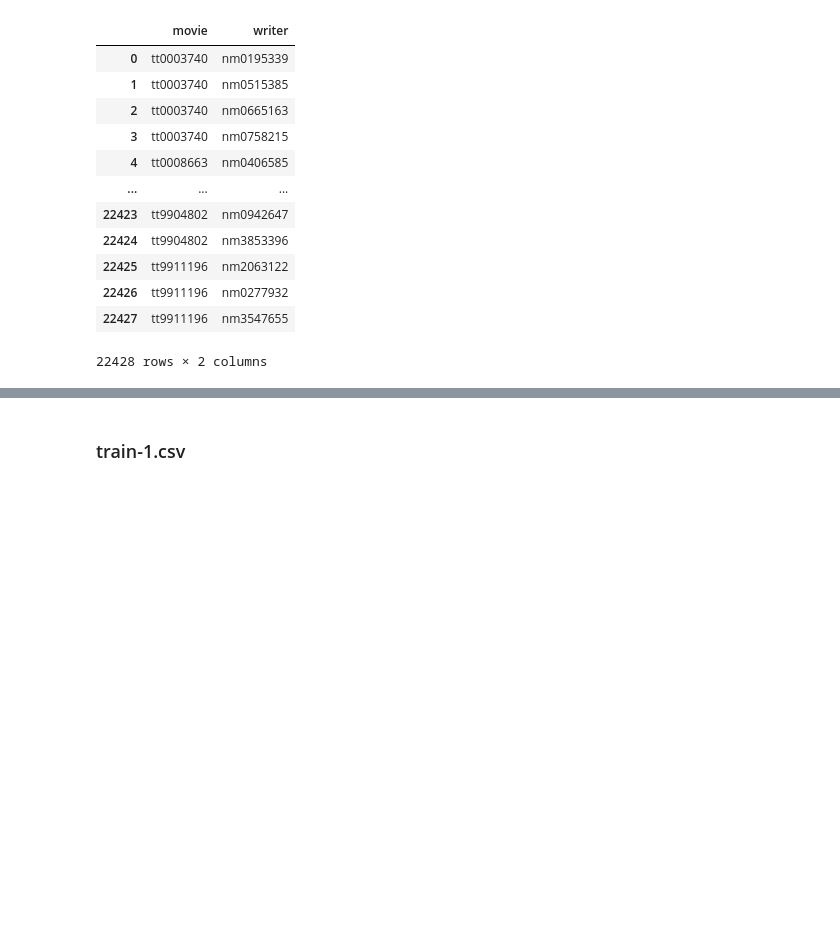
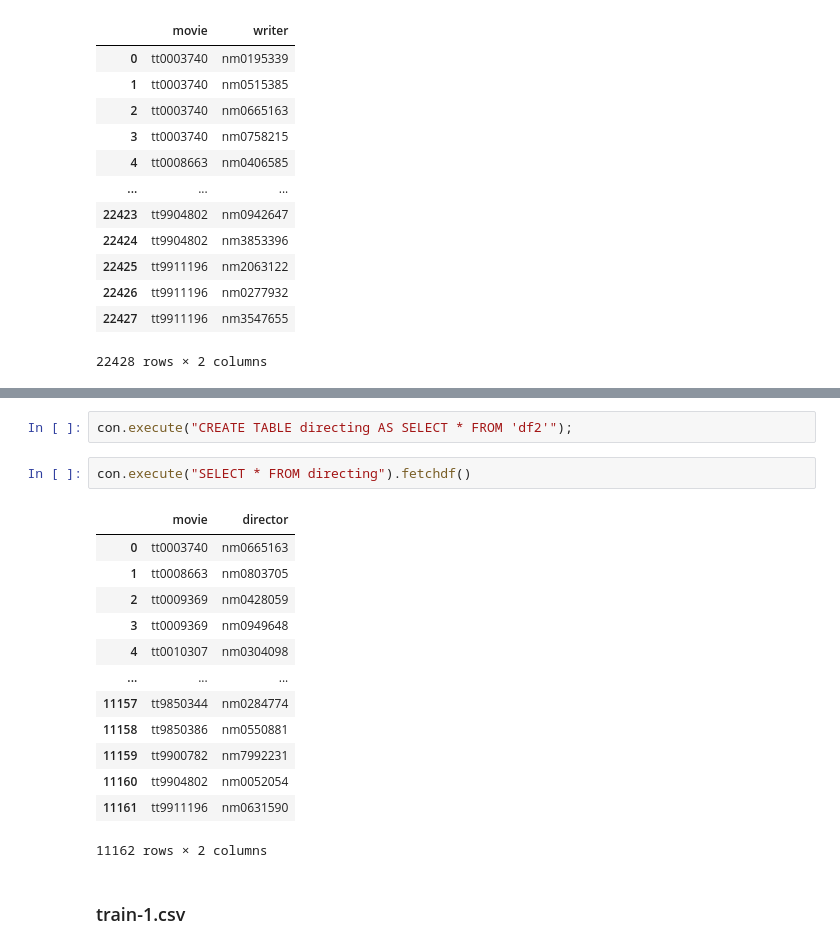
Before and after one commit to paula-sorolla/BigData-IMDb, a Jupyter notebook: data/Load Data to DuckDB.ipynb, the cells around one changed output, grey strips where cells are left out. Cells and saved outputs as stored; diff of their text form; blank space fills up the shorter version.

Commit message:
directing.json added to duckdb

```diff
--- a/data/Load Data to DuckDB.ipynb
+++ b/data/Load Data to DuckDB.ipynb
@@ -55,3 +92,21 @@ con.execute("SELECT * FROM writing").fetchdf()
+# %%
+con.execute("CREATE TABLE directing AS SELECT * FROM 'df2'");
+# %%
+con.execute("SELECT * FROM directing").fetchdf()
+# %% [output]
+|  | movie | director |
+| 0 | tt0003740 | nm0665163 |
+| 1 | tt0008663 | nm0803705 |
+| 2 | tt0009369 | nm0428059 |
+| 3 | tt0009369 | nm0949648 |
+| 4 | tt0010307 | nm0304098 |
+| ... | ... | ... |
+| 11157 | tt9850344 | nm0284774 |
+| 11158 | tt9850386 | nm0550881 |
+| 11159 | tt9900782 | nm7992231 |
+| 11160 | tt9904802 | nm0052054 |
+| 11161 | tt9911196 | nm0631590 |
+11162 rows × 2 columns
 # %% [markdown]
 ### train-1.csv
 # %%
```
Also changed, not shown: parts of 5 cells of this notebook.
